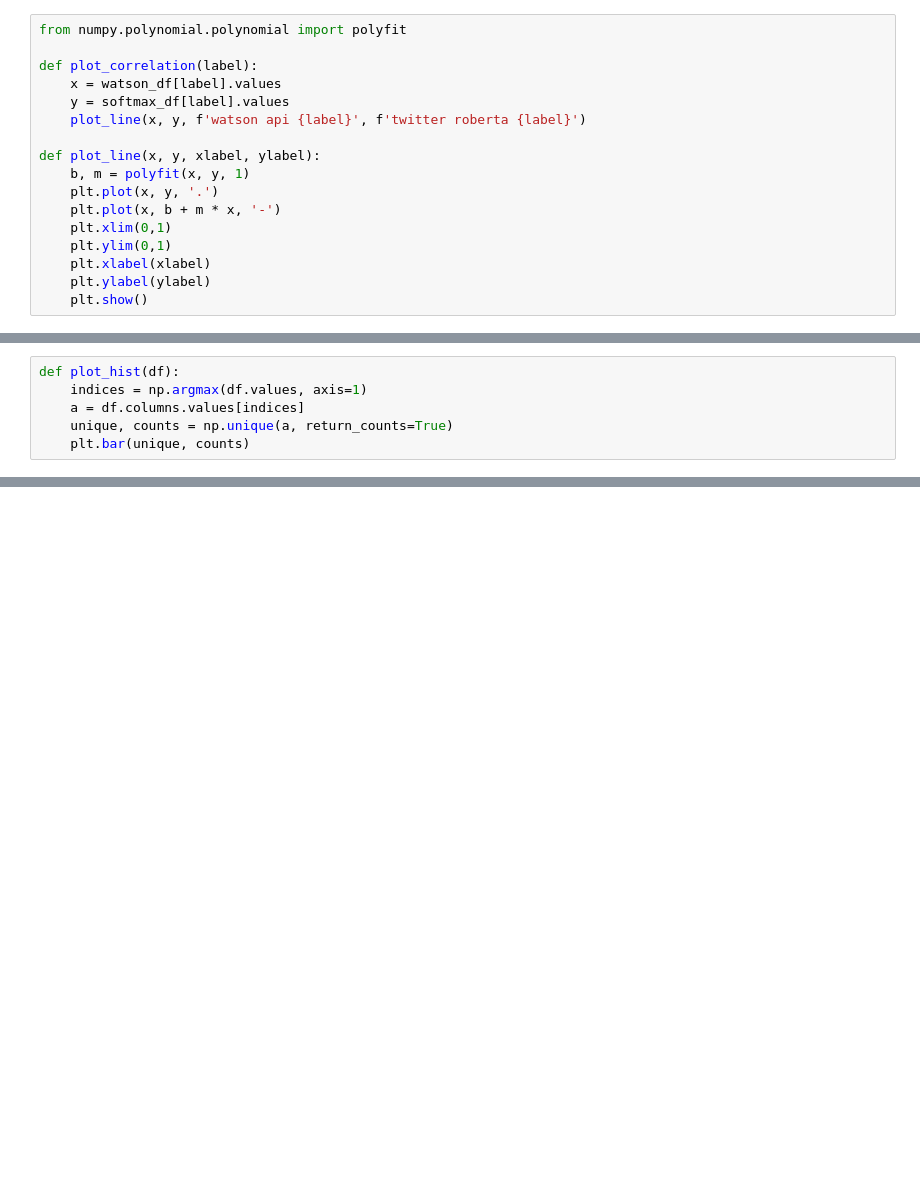
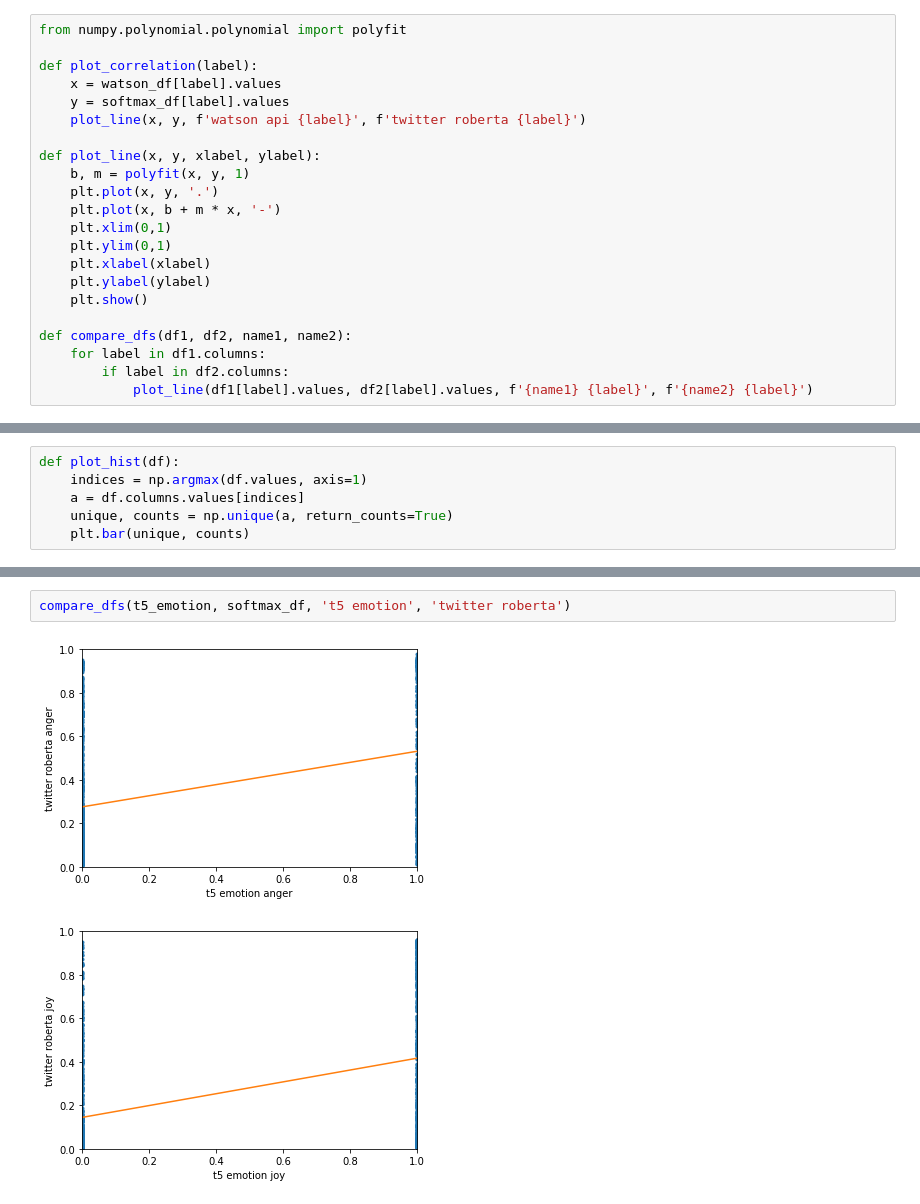
Before and after one commit to cdolfi/epik_open, a Jupyter notebook: notebooks/compare_models.ipynb, the cells around one changed output, grey strips where cells are left out. Cells and saved outputs as stored; diff of their text form; blank space fills up the shorter version.

```diff
--- a/notebooks/compare_models.ipynb
+++ b/notebooks/compare_models.ipynb
@@ -56,6 +66,11 @@ def plot_line(x, y, xlabel, ylabel):
     plt.xlabel(xlabel)
     plt.ylabel(ylabel)
     plt.show()
+
+def compare_dfs(df1, df2, name1, name2):
+    for label in df1.columns:
+        if label in df2.columns:
+            plot_line(df1[label].values, df2[label].values, f'{name1} {label}', f'{name2} {label}')
 # %%
 plot_correlation('anger')
 # %% [output]
@@ -127,0 +132,5 @@ Length: 1000, dtype: float64
+# %%
+compare_dfs(t5_emotion, softmax_df, 't5 emotion', 'twitter roberta')
+# %% [output]
+[figure, added]
+[figure, added]
```
Also changed, not shown: parts of 15 cells of this notebook.
